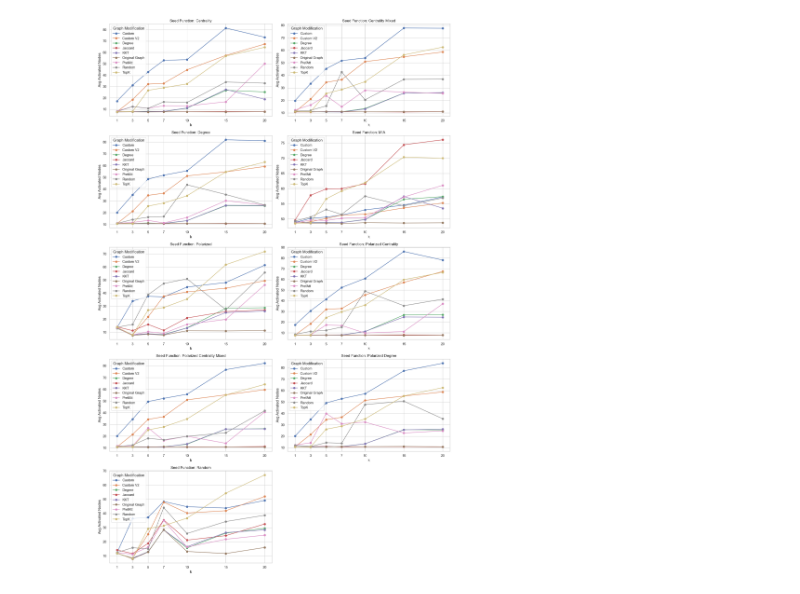
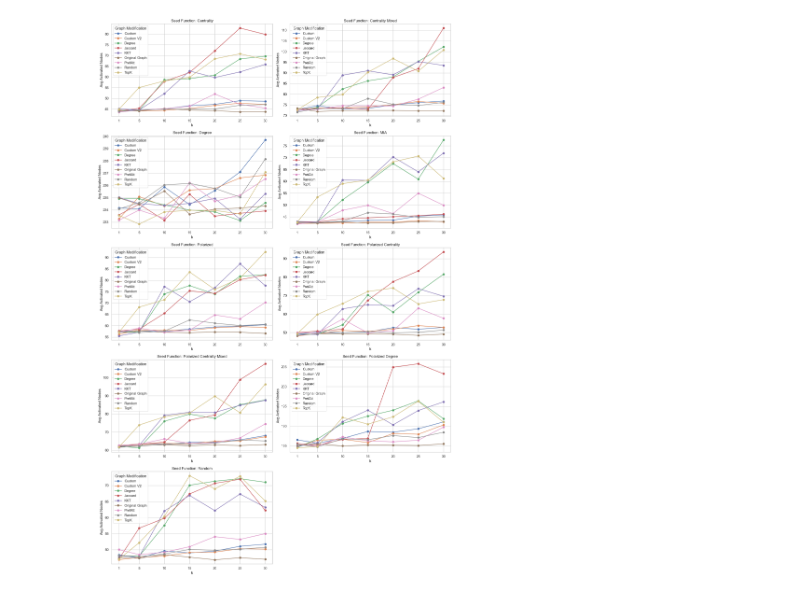
Before and after one commit to jonasq99/Designing_Link_Recommendation_Methods_to_Reduce_Polarization, a Jupyter notebook: netin_graphic.ipynb, the cells around one changed output. Saved outputs shown, nothing was run; the diff lists cells and outputs as text; code cells hidden in the pictures.

Commit message:
adding functions to generate graphics and working on new custom function

```diff
--- a/netin_graphic.ipynb
+++ b/netin_graphic.ipynb
@@ -25,12 +25,12 @@ from evaluation import evaluate_all_seeds
 # %%
-N = 200 # Number of total nodes
+N = 400 # Number of total nodes
 f_m = 0.3 # Fraction of minority nodes
 h = 0.9 # Homophilic
-d = 0.05 # desity of the graph
+d = 0.04 # desity of the graph
 plo = 2.1
 #final number of edges will be: e = d * n (n-1)
 # %%
-dpa_model = DPAHModel(N=N, f_m=f_m, d=d, plo_M=plo, plo_m=plo, h_M=h, h_m=h, seed=12345)
+dpa_model = DPAHModel(N=N, f_m=f_m, d=d, h_M=h, h_m=h, seed=12345) # plo_M=plo, plo_m=plo,
 dpa_graph = dpa_model.simulate()
 # %%
 G = dpa_graph.to_nxgraph() # This creates a copy of the graph
@@ -51,9 +51,9 @@ Seed size: 5
 # %%
-k_values = [1,3,5,7,10,15,20]
+k_values = [1,5,10,15,20,25,30]
 
 seed_functions = {
         "Random": seed_random(G, seed_size),
-        "MIA": seed_influence_maximization(G, seed_size, 500, 8, 0),
+        "MIA": seed_influence_maximization(G, seed_size, 1000, 8, 0),
         "Degree": seed_degree(G, seed_size),
         "Centrality": seed_centrality(G, seed_size),
         "Centrality Mixed": seed_centrality_mixed(G, seed_size),
@@ -67,8 +67,7 @@ for k in k_values:
     print(f"K: {k}")
     budget = 2 * k
 
-
     # Example of how to call the function
-    all_results_df = evaluate_all_seeds(G, seed_functions, k, max_iter, budget, "netin_09_2000", verbose=False)
+    all_results_df = evaluate_all_seeds(G, seed_functions, k, max_iter, budget, "netin_09_test", verbose=False)
 
     all_results_df.to_csv(f"results/test/results_netin_{N}_nodes_{h}_hvalue_{d}_density_{k}_k_{budget}_budget.csv", index=False)
@@ -125,40 +146,44 @@ rows = math.ceil(num_seed_functions / cols)
 
 # Create subplots with a grid layout
 fig, axes = plt.subplots(rows, cols, figsize=(16, rows * 5))  # Adjust the size as needed
 
 # Flatten axes array for easier indexing (in case of a 2D array)
 axes = axes.flatten()
 
 # Iterate over each seed function and create a plot in the grid
 for i, seed_function in enumerate(seed_functions):
     # Filter the dataframe for the current seed function
     seed_df = combined_df[combined_df['Seed Function'] == seed_function]
 
     # Create a pivot table to have 'k' on the x-axis and 'Avg Activated Nodes' on the y-axis
     pivot_table = seed_df.pivot_table(index='k', columns='Graph Modification', values='Avg Activated Nodes')
 
     # Reindex the pivot table to ensure all k values from k_values are used (fill missing values with NaN)
     pivot_table = pivot_table.reindex(k_values)
 
-    # Plot each Graph Modification as a line on the corresponding subplot
-    pivot_table.plot(marker='o', ax=axes[i], title=f"Seed Function: {seed_function}")
+    # Plot each line separately so we can adjust the linewidth for Custom and Custom V2
+    ax = axes[i]
+    for graph_modification in pivot_table.columns:
+        if graph_modification in ["Custom", "Custom V2"]:
+            pivot_table[graph_modification].plot(ax=ax, marker='o', linewidth=3, label=graph_modification)  # Thicker line
+        else:
+            pivot_table[graph_modification].plot(ax=ax, marker='o', linewidth=1, label=graph_modification)  # Default line width
 
-    # Add labels and legend
-    axes[i].set_xlabel("k")
-    axes[i].set_ylabel("Avg Activated Nodes")
-    axes[i].legend(title="Graph Modification")
-
-    # Ensure the x-axis only shows the exact k_values
-    axes[i].set_xticks(k_values)
+    # Add title, labels, and legend
+    ax.set_title(f"Seed Function: {seed_function}")
+    ax.set_xlabel("k")
+    ax.set_ylabel("Avg Activated Nodes")
+    ax.set_xticks(k_values)
+    ax.legend(title="Graph Modification")
 
 # Hide any unused axes (if there are any)
 for j in range(i + 1, len(axes)):
     fig.delaxes(axes[j])  # Removes the axis completely, leaving white space
 
 # Adjust layout to prevent overlap
 plt.tight_layout()
 
 # Show the grid of plots
 plt.show()
 # %% [output]
-[figure, old version]
+[figure, new version]
```
Also changed, not shown: parts of 3 cells of this notebook, 20 other files.
